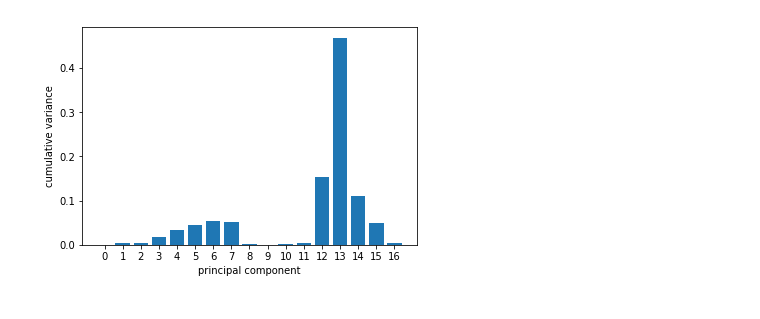
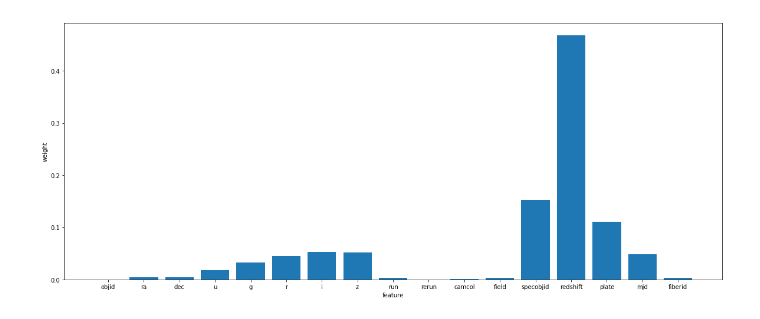
Before and after one commit to MattiaPOLI/DR14, a Jupyter notebook: FeatureSelection.ipynb, the cells around one changed output. Saved outputs shown, nothing was run; the diff lists cells and outputs as text; code cells hidden in the pictures.

```diff
--- a/FeatureSelection.ipynb
+++ b/FeatureSelection.ipynb
@@ -71,16 +66,17 @@ for train, test in kf.split(X, y):
   clf.fit(XStandard, y)
   importances = importances + clf.feature_importances_
 importances = importances / kf.get_n_splits()
-columns = ["objid", "ra", "dec", "u", "g", "r", "i", "z", "run", "rerun", "camcol", "field", "specobjid", "class", "redshift", "plate", "mjd", "fiberid"]
+columns = ["objid", "ra", "dec", "u", "g", "r", "i", "z", "run", "rerun", "camcol", "field", "specobjid", "redshift", "plate", "mjd", "fiberid"]
 featureWeights = {columns[i]: importances[i] for i in range(len(importances))}
 # %%
 import matplotlib.pyplot as py
 
 r1 = np.arange(len(importances))
+py.figure(figsize=(20,8))
 py.bar(r1, importances)
-py.xlabel("principal component")
-py.ylabel("cumulative variance")
-py.xticks([r for r in range(len(importances))])
+py.xlabel("feature")
+py.ylabel("weight")
+py.xticks([r for r in range(len(importances))], columns)
 py.show()
 # %% [output]
-[figure, old version]
+[figure, new version]
```
Also changed, not shown: parts of 2 cells of this notebook.
